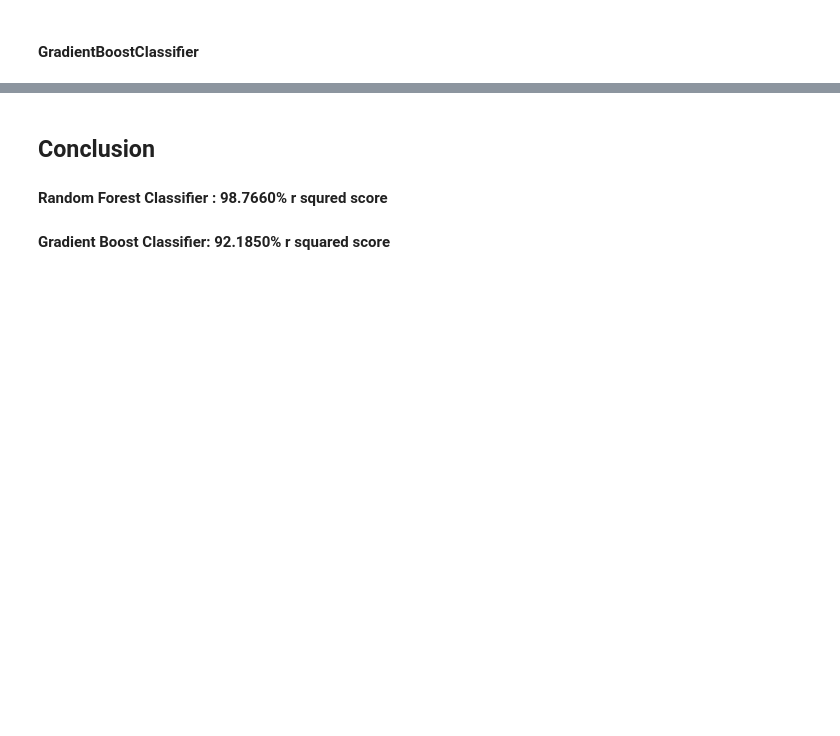
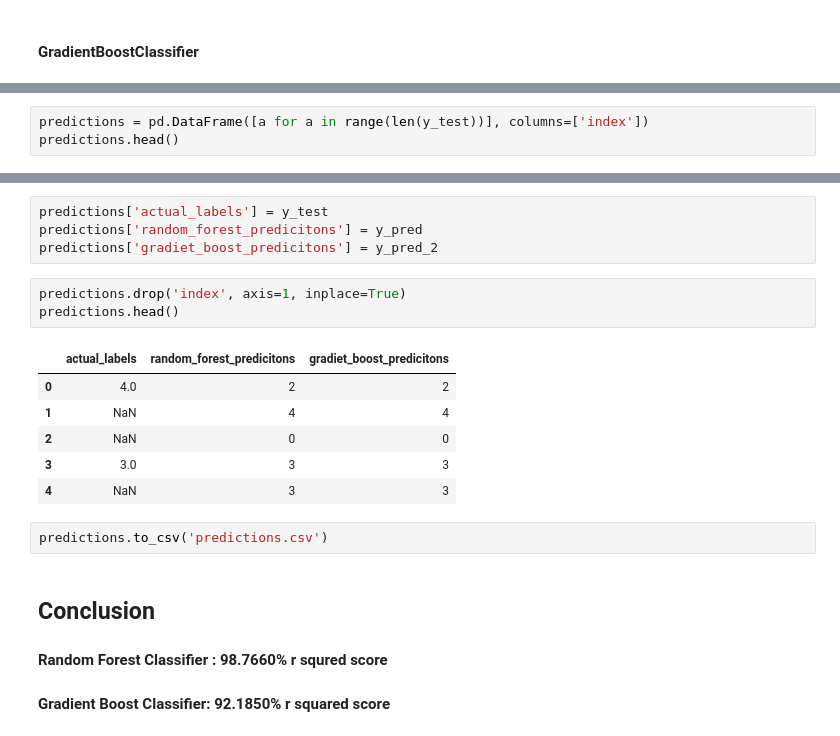
Before and after one commit to phadkesharan/Drug-Classification-using-Machine-Learning, a Jupyter notebook: Drug-classification-Kaggle.ipynb, the cells around one changed output, grey strips where cells are left out. Drawn from its saved outputs; the diff is of its cells as text; blank space fills up the shorter version.

Commit message:
added saved models and predictions

```diff
--- a/Drug-classification-Kaggle.ipynb
+++ b/Drug-classification-Kaggle.ipynb
@@ -326,0 +329,3 @@ r2_score_2*100
+# %%
+predictions = pd.DataFrame([a for a in range(len(y_test))], columns=['index'])
+predictions.head()
@@ -327,3 +339,19 @@ r2_score_2*100
+# %%
+predictions['actual_labels'] = y_test
+predictions['random_forest_predicitons'] = y_pred
+predictions['gradiet_boost_predicitons'] = y_pred_2
+# %%
+predictions.drop('index', axis=1, inplace=True)
+predictions.head()
+# %% [output]
+|  | actual_labels | random_forest_predicitons | gradiet_boost_predicitons |
+| 0 | 4.0 | 2 | 2 |
+| 1 | NaN | 4 | 4 |
+| 2 | NaN | 0 | 0 |
+| 3 | 3.0 | 3 | 3 |
+| 4 | NaN | 3 | 3 |
+# %%
+predictions.to_csv('predictions.csv')
 # %% [markdown]
 ## Conclusion
 
```
Also changed, not shown: parts of 10 cells of this notebook, 3 other files.
